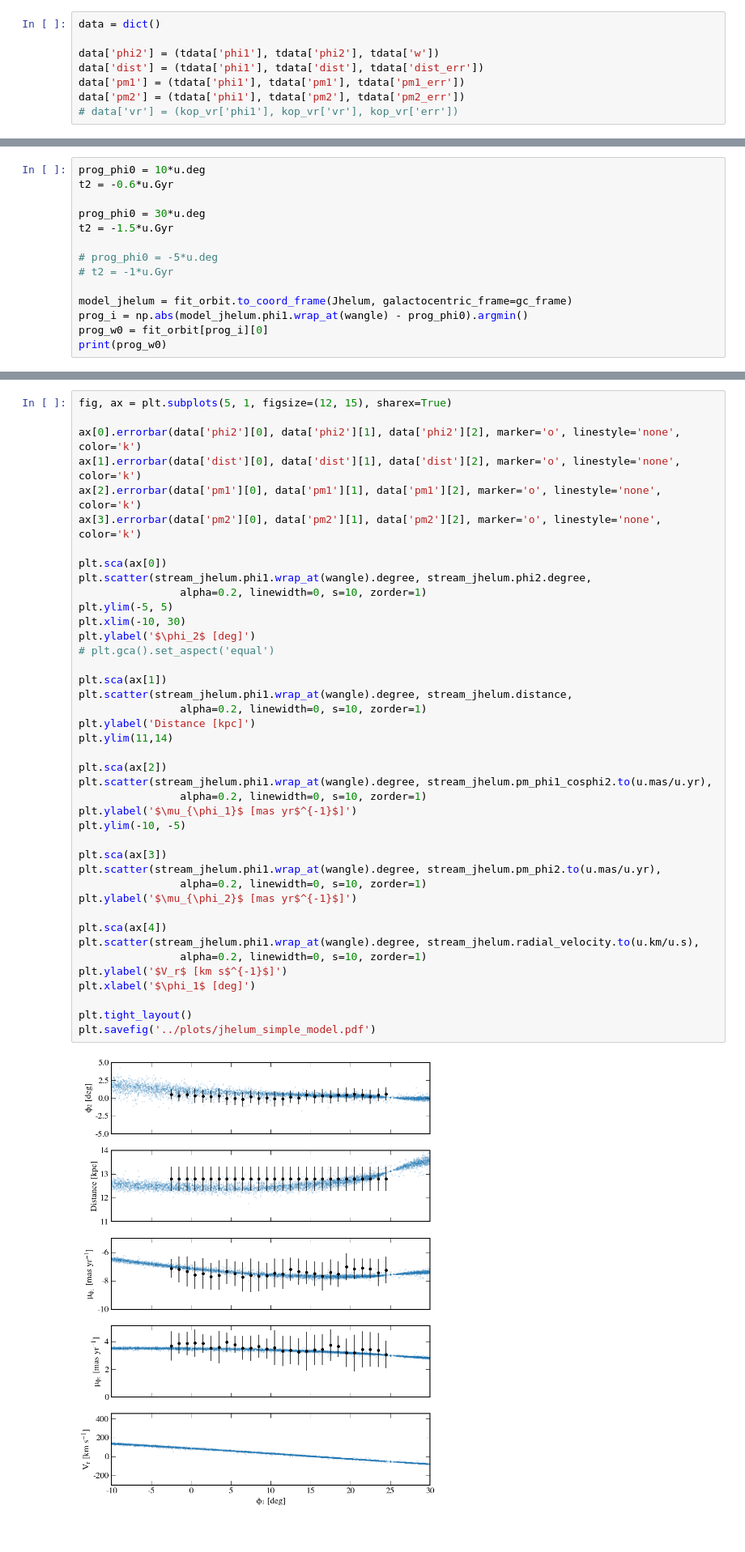
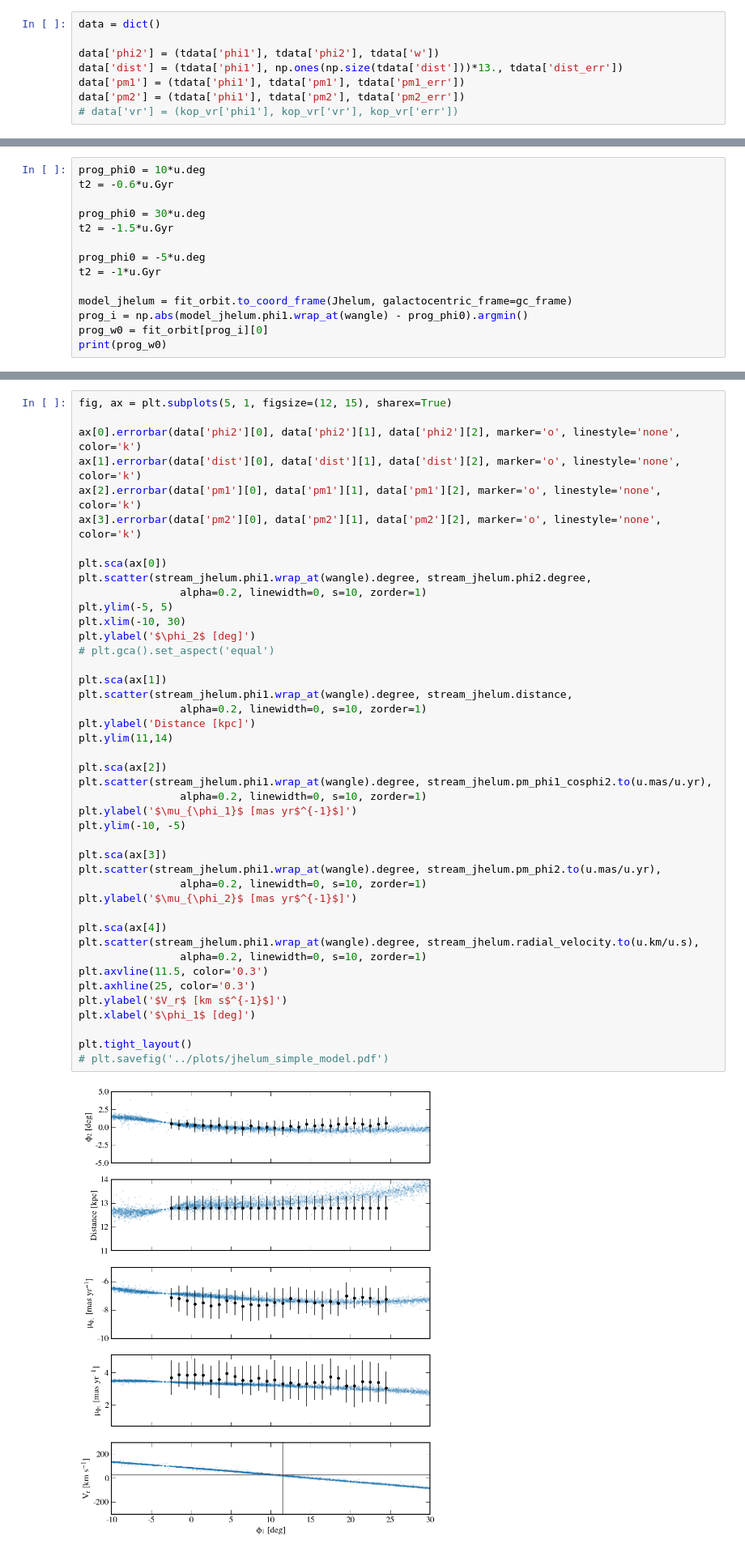
Before and after one commit to abonaca/jhelum, a Jupyter notebook: notebooks/jhelum_orbit.ipynb, the cells around one changed output, grey strips where cells are left out. Shown at 81% size. Cells and saved outputs as stored; diff of their text form.

```diff
--- a/notebooks/jhelum_orbit.ipynb
+++ b/notebooks/jhelum_orbit.ipynb
@@ -179,7 +179,7 @@ tdata.colnames
 data = dict()
 
 data['phi2'] = (tdata['phi1'], tdata['phi2'], tdata['w'])
-data['dist'] = (tdata['phi1'], tdata['dist'], tdata['dist_err'])
+data['dist'] = (tdata['phi1'], np.ones(np.size(tdata['dist']))*13., tdata['dist_err'])
 data['pm1'] = (tdata['phi1'], tdata['pm1'], tdata['pm1_err'])
 data['pm2'] = (tdata['phi1'], tdata['pm2'], tdata['pm2_err'])
 # data['vr'] = (kop_vr['phi1'], kop_vr['vr'], kop_vr['err'])
@@ -521,8 +525,8 @@ t2 = -0.6*u.Gyr
 prog_phi0 = 30*u.deg
 t2 = -1.5*u.Gyr
 
-# prog_phi0 = -5*u.deg
-# t2 = -1*u.Gyr
+prog_phi0 = -5*u.deg
+t2 = -1*u.Gyr
 
 model_jhelum = fit_orbit.to_coord_frame(Jhelum, galactocentric_frame=gc_frame)
 prog_i = np.abs(model_jhelum.phi1.wrap_at(wangle) - prog_phi0).argmin()
@@ -571,32 +574,34 @@ plt.scatter(stream_jhelum.phi1.wrap_at(wangle).degree, stream_jhelum.phi2.degree
 plt.ylim(-5, 5)
 plt.xlim(-10, 30)
 plt.ylabel('$\phi_2$ [deg]')
 # plt.gca().set_aspect('equal')
 
 plt.sca(ax[1])
 plt.scatter(stream_jhelum.phi1.wrap_at(wangle).degree, stream_jhelum.distance,
                 alpha=0.2, linewidth=0, s=10, zorder=1)
 plt.ylabel('Distance [kpc]')
 plt.ylim(11,14)
 
 plt.sca(ax[2])
 plt.scatter(stream_jhelum.phi1.wrap_at(wangle).degree, stream_jhelum.pm_phi1_cosphi2.to(u.mas/u.yr),
                 alpha=0.2, linewidth=0, s=10, zorder=1)
 plt.ylabel('$\mu_{\phi_1}$ [mas yr$^{-1}$]')
 plt.ylim(-10, -5)
 
 plt.sca(ax[3])
 plt.scatter(stream_jhelum.phi1.wrap_at(wangle).degree, stream_jhelum.pm_phi2.to(u.mas/u.yr),
                 alpha=0.2, linewidth=0, s=10, zorder=1)
 plt.ylabel('$\mu_{\phi_2}$ [mas yr$^{-1}$]')
 
 plt.sca(ax[4])
 plt.scatter(stream_jhelum.phi1.wrap_at(wangle).degree, stream_jhelum.radial_velocity.to(u.km/u.s),
                 alpha=0.2, linewidth=0, s=10, zorder=1)
+plt.axvline(11.5, color='0.3')
+plt.axhline(25, color='0.3')
 plt.ylabel('$V_r$ [km s$^{-1}$]')
 plt.xlabel('$\phi_1$ [deg]')
 
 plt.tight_layout()
-plt.savefig('../plots/jhelum_simple_model.pdf')
+# plt.savefig('../plots/jhelum_simple_model.pdf')
 # %% [output]
-[figure, old version]
+[figure, new version]
```
Also changed, not shown: parts of 6 cells of this notebook, 2 other files.
